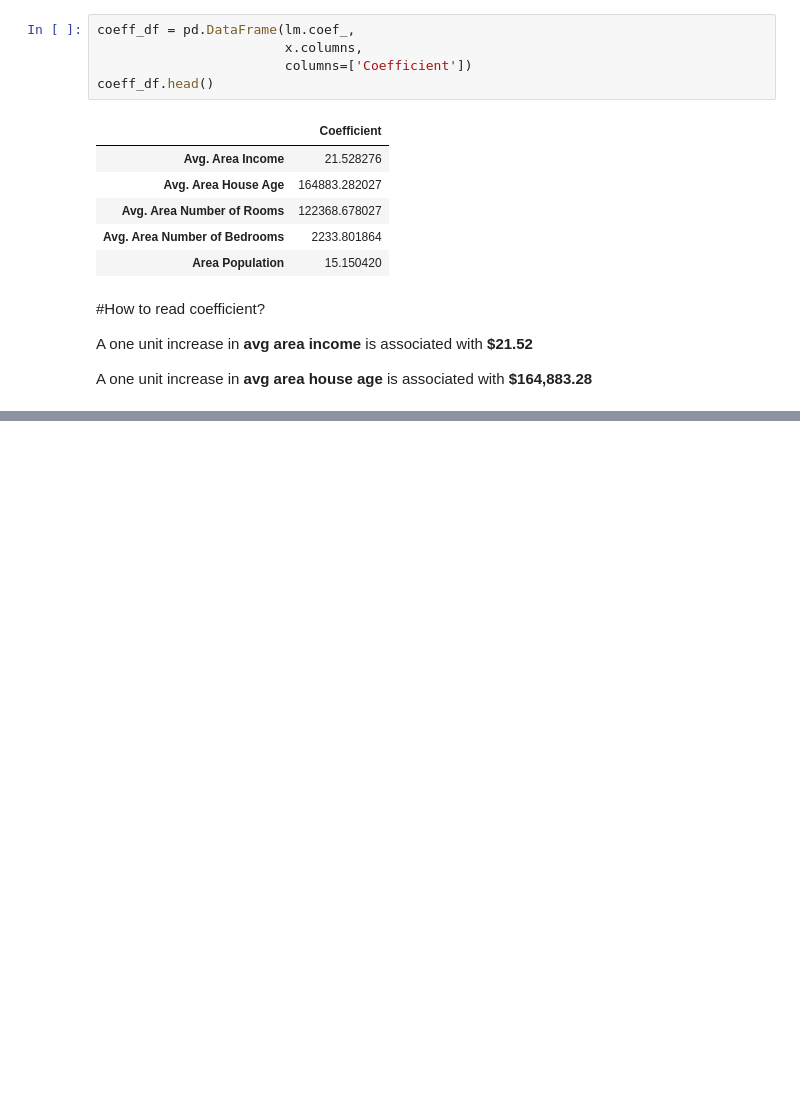
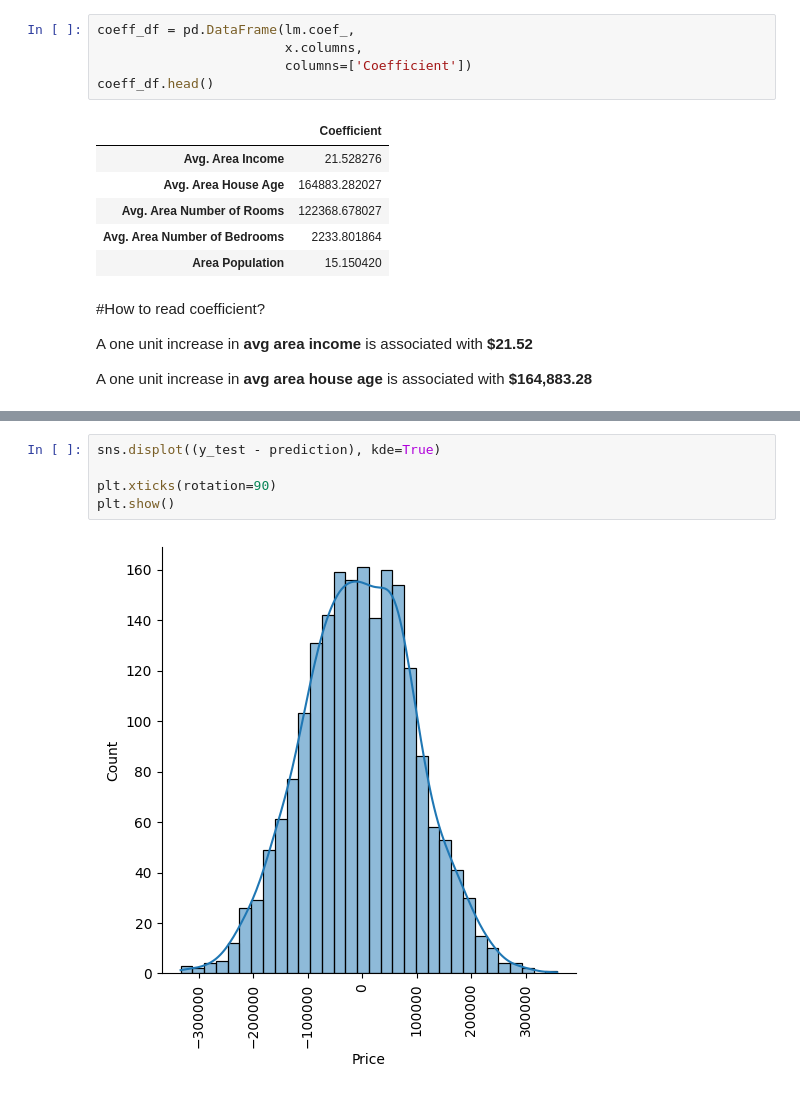
Before and after one commit to gussgary/Data-Science, a Jupyter notebook: USA Housing/LinearRegression.ipynb, the cells around one changed output, grey strips where cells are left out. Drawn from its saved outputs; the diff is of its cells as text; blank space fills up the shorter version.

```diff
--- a/USA Housing/LinearRegression.ipynb
+++ b/USA Housing/LinearRegression.ipynb
@@ -117,0 +134,7 @@ A one unit increase in **avg area house age** is associated with **$164,883.28**
+# %%
+sns.displot((y_test - prediction), kde=True)
+
+plt.xticks(rotation=90)
+plt.show()
+# %% [output]
+[figure, added]
```
Also changed, not shown: parts of 7 cells of this notebook.
